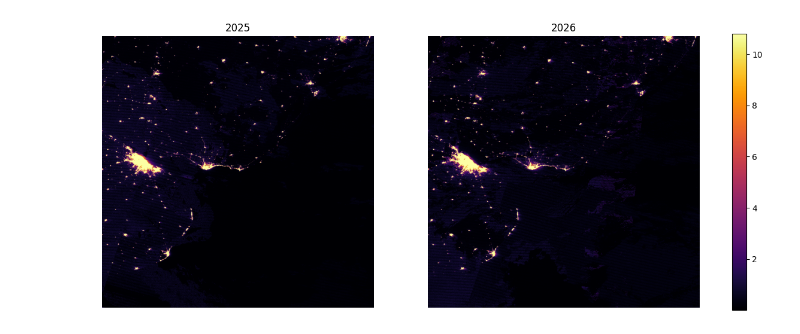
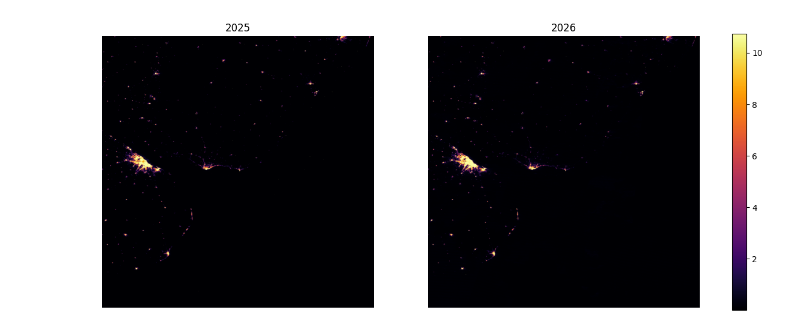
Before and after one commit to LCaravaggio/Cosas_Sueltas, a Jupyter notebook: VIIRS.ipynb, the cells around one changed output. Drawn from its saved outputs; the diff is of its cells as text; code cells hidden in the pictures.

```diff
--- a/VIIRS.ipynb
+++ b/VIIRS.ipynb
@@ -126,41 +101,62 @@ plt.show()
 # %%
 import h5py
 import numpy as np
+import matplotlib.pyplot as plt
 
 def load_viirs(path):
     with h5py.File(path, "r") as f:
-        data = f["HDFEOS/GRIDS/VIIRS_Grid_DNB_2d/Data Fields/Gap_Filled_DNB_BRDF-Corrected_NTL"][:]
+        dset = "HDFEOS/GRIDS/VIIRS_Grid_DNB_2d/Data Fields/"
+
+        data = f[dset + "Gap_Filled_DNB_BRDF-Corrected_NTL"][:]
+        qf   = f[dset + "Mandatory_Quality_Flag"][:]
 
     img = data.astype(float)
-    img[img <= 0] = np.nan
+
+    # 1. fill values reales
+    #img = np.where(img < 0.1, np.nan, img)
+
+    # 2. filtrar mala calidad (esto sí es seguro)
+    #img[qf > 1] = np.nan
+
     return img
 
-path_2025='/content/VNP46A2.A2025346.h12v12.002.2025356210757.h5'
-path_2026='/content/VNP46A2.A2026104.h12v12.002.2026112102916.h5'
+
+path_2025 = '/content/VNP46A2.A2025104.h12v12.002.2025112150101.h5'
+path_2026 = '/content/VNP46A2.A2026104.h12v12.002.2026112102916.h5'
 
 img_2025 = load_viirs(path_2025)
 img_2026 = load_viirs(path_2026)
 
-vmin = np.nanpercentile(np.stack([img_2025, img_2026]), 5)
-vmax = np.nanpercentile(np.stack([img_2025, img_2026]), 99.2)
 
-import matplotlib.pyplot as plt
+
+
+# escala común
+stack = np.stack([img_2025, img_2026])
+vmin = np.nanpercentile(stack, 5)
+vmax = np.nanpercentile(stack, 99.2)
+
+def normalize(img):
+    p1, p99 = np.nanpercentile(img, [1, 99])
+    return (img - p1) / (p99 - p1)
+
+img_2025 = normalize(img_2025)
+img_2026 = normalize(img_2026)
 
 fig, ax = plt.subplots(1, 2, figsize=(14,6))
 
-ax[0].imshow(img_2025, cmap="inferno", vmin=vmin, vmax=vmax)
+im0 = ax[0].imshow(img_2025, cmap="inferno", vmin=vmin, vmax=vmax)
 ax[0].set_title("2025")
 
-ax[1].imshow(img_2026, cmap="inferno", vmin=vmin, vmax=vmax)
+im1 = ax[1].imshow(img_2026, cmap="inferno", vmin=vmin, vmax=vmax)
 ax[1].set_title("2026")
 
 for a in ax:
     a.axis("off")
 
-plt.colorbar(ax[1].images[0], ax=ax, fraction=0.03)
+plt.colorbar(im1, ax=ax, fraction=0.03)
 plt.show()
 # %% [output]
-[figure, old version]
+[figure, new version]
 # %%
 gdp_proxy_2025 = np.nansum(img_2025)
 gdp_proxy_2026 = np.nansum(img_2026)
```
Also changed, not shown: parts of 7 cells of this notebook.
